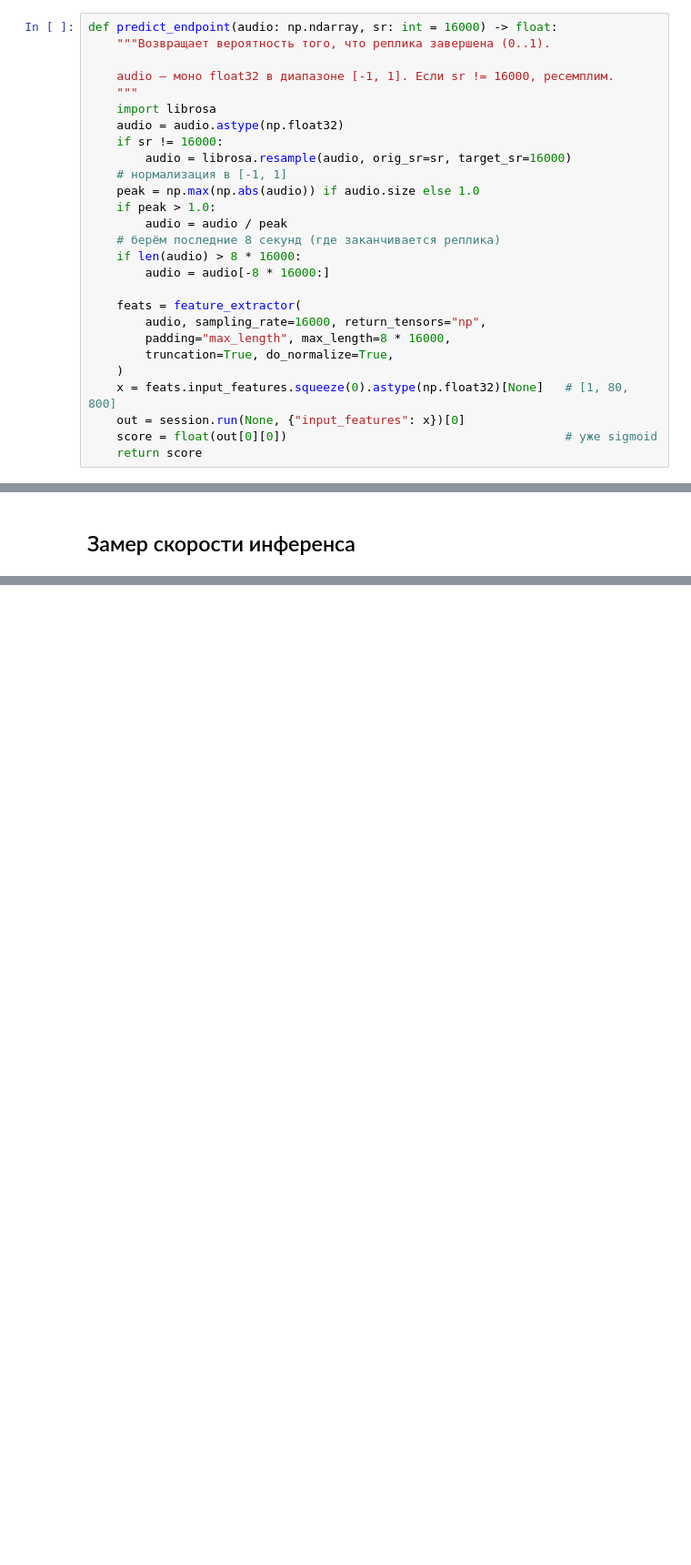
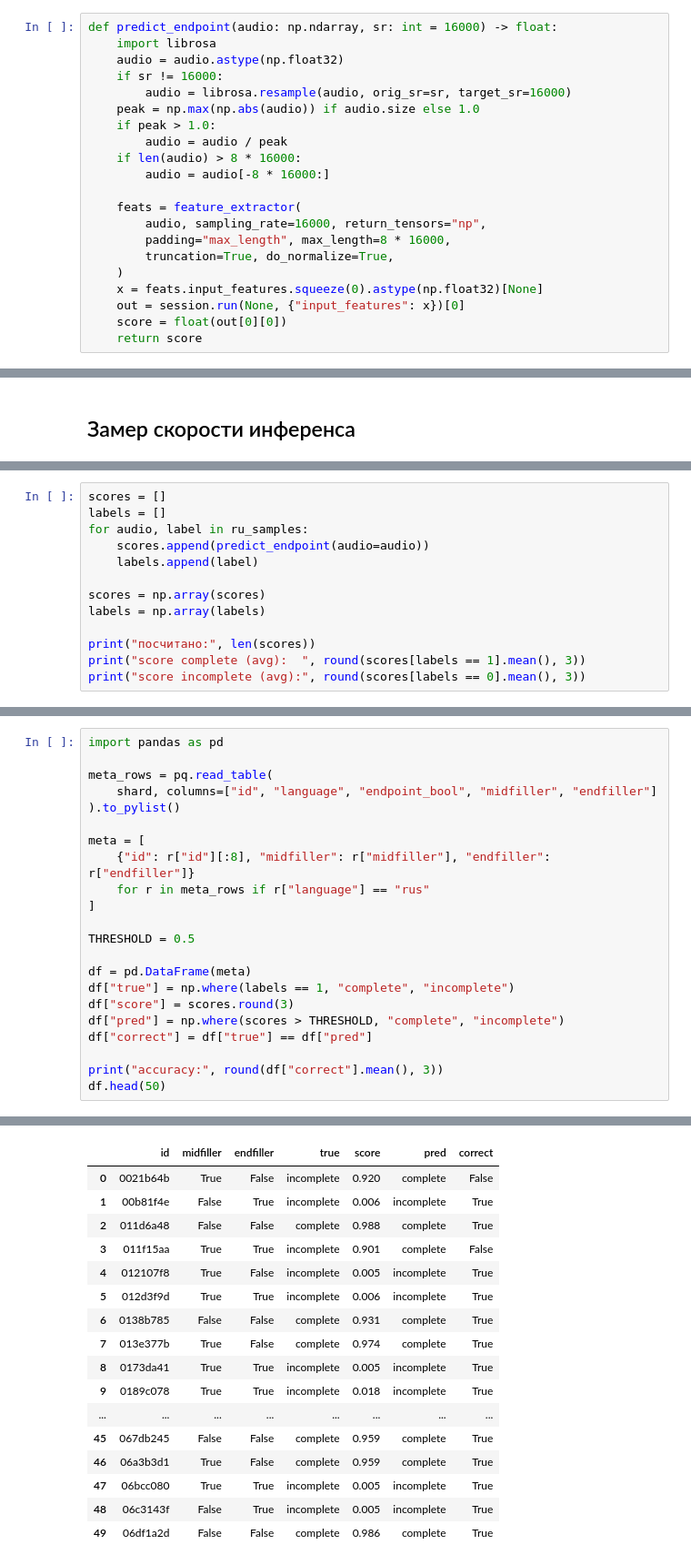
Before and after one commit to aeondf/Eot, a Jupyter notebook: notebooks/01_smart_turn_v3.ipynb, the cells around one changed output, grey strips where cells are left out. Shown at 91% size. Saved outputs shown, nothing was run; the diff lists cells and outputs as text; blank space fills up the shorter version.

```diff
--- a/notebooks/01_smart_turn_v3.ipynb
+++ b/notebooks/01_smart_turn_v3.ipynb
@@ -41,19 +39,13 @@ outputs: [('logits', ['s6', 1])]
 ## Функция предсказания
 # %%
 def predict_endpoint(audio: np.ndarray, sr: int = 16000) -> float:
-    """Возвращает вероятность того, что реплика завершена (0..1).
-
-    audio — моно float32 в диапазоне [-1, 1]. Если sr != 16000, ресемплим.
-    """
     import librosa
     audio = audio.astype(np.float32)
     if sr != 16000:
         audio = librosa.resample(audio, orig_sr=sr, target_sr=16000)
-    # нормализация в [-1, 1]
     peak = np.max(np.abs(audio)) if audio.size else 1.0
     if peak > 1.0:
         audio = audio / peak
-    # берём последние 8 секунд (где заканчивается реплика)
     if len(audio) > 8 * 16000:
         audio = audio[-8 * 16000:]
 
@@ -62,9 +54,9 @@ def predict_endpoint(audio: np.ndarray, sr: int = 16000) -> float:
         padding="max_length", max_length=8 * 16000,
         truncation=True, do_normalize=True,
     )
-    x = feats.input_features.squeeze(0).astype(np.float32)[None]   # [1, 80, 800]
+    x = feats.input_features.squeeze(0).astype(np.float32)[None]
     out = session.run(None, {"input_features": x})[0]
-    score = float(out[0][0])                                       # уже sigmoid
+    score = float(out[0][0])
     return score
 # %% [markdown]
 ## Смоук-тест (модель запускается)
@@ -140,0 +154,13 @@ avg latency: 21.8 ms / вызов
+# %%
+scores = []
+labels = []
+for audio, label in ru_samples:
+    scores.append(predict_endpoint(audio=audio))
+    labels.append(label)
+
+scores = np.array(scores)
+labels = np.array(labels)
+
+print("посчитано:", len(scores))
+print("score complete (avg):  ", round(scores[labels == 1].mean(), 3))
+print("score incomplete (avg):", round(scores[labels == 0].mean(), 3))
@@ -140,0 +171,23 @@ avg latency: 21.8 ms / вызов
+# %%
+import pandas as pd
+
+meta_rows = pq.read_table(
+    shard, columns=["id", "language", "endpoint_bool", "midfiller", "endfiller"]
+).to_pylist()
+
+meta = [
+    {"id": r["id"][:8], "midfiller": r["midfiller"], "endfiller": r["endfiller"]}
+    for r in meta_rows if r["language"] == "rus"
+]
+
+THRESHOLD = 0.5
+
+df = pd.DataFrame(meta)
+df["true"] = np.where(labels == 1, "complete", "incomplete")
+df["score"] = scores.round(3)
+df["pred"] = np.where(scores > THRESHOLD, "complete", "incomplete")
+df["correct"] = df["true"] == df["pred"]
+
+print("accuracy:", round(df["correct"].mean(), 3))
+df.head(50)
+# %% [output]
@@ -140,0 +195,17 @@ avg latency: 21.8 ms / вызов
+|  | id | midfiller | endfiller | true | score | pred | correct |
+| 0 | 0021b64b | True | False | incomplete | 0.920 | complete | False |
+| 1 | 00b81f4e | False | True | incomplete | 0.006 | incomplete | True |
+| 2 | 011d6a48 | False | False | complete | 0.988 | complete | True |
+| 3 | 011f15aa | True | True | incomplete | 0.901 | complete | False |
+| 4 | 012107f8 | True | False | incomplete | 0.005 | incomplete | True |
+| 5 | 012d3f9d | True | True | incomplete | 0.006 | incomplete | True |
+| 6 | 0138b785 | False | False | complete | 0.931 | complete | True |
+| 7 | 013e377b | True | False | complete | 0.974 | complete | True |
+| 8 | 0173da41 | True | True | incomplete | 0.005 | incomplete | True |
+| 9 | 0189c078 | True | True | incomplete | 0.018 | incomplete | True |
+| ... | ... | ... | ... | ... | ... | ... | ... |
+| 45 | 067db245 | False | False | complete | 0.959 | complete | True |
+| 46 | 06a3b3d1 | True | False | complete | 0.959 | complete | True |
+| 47 | 06bcc080 | True | True | incomplete | 0.005 | incomplete | True |
+| 48 | 06c3143f | False | True | incomplete | 0.005 | incomplete | True |
+| 49 | 06df1a2d | False | False | complete | 0.986 | complete | True |
```
Also changed, not shown: parts of 11 cells of this notebook, 12 other files.
